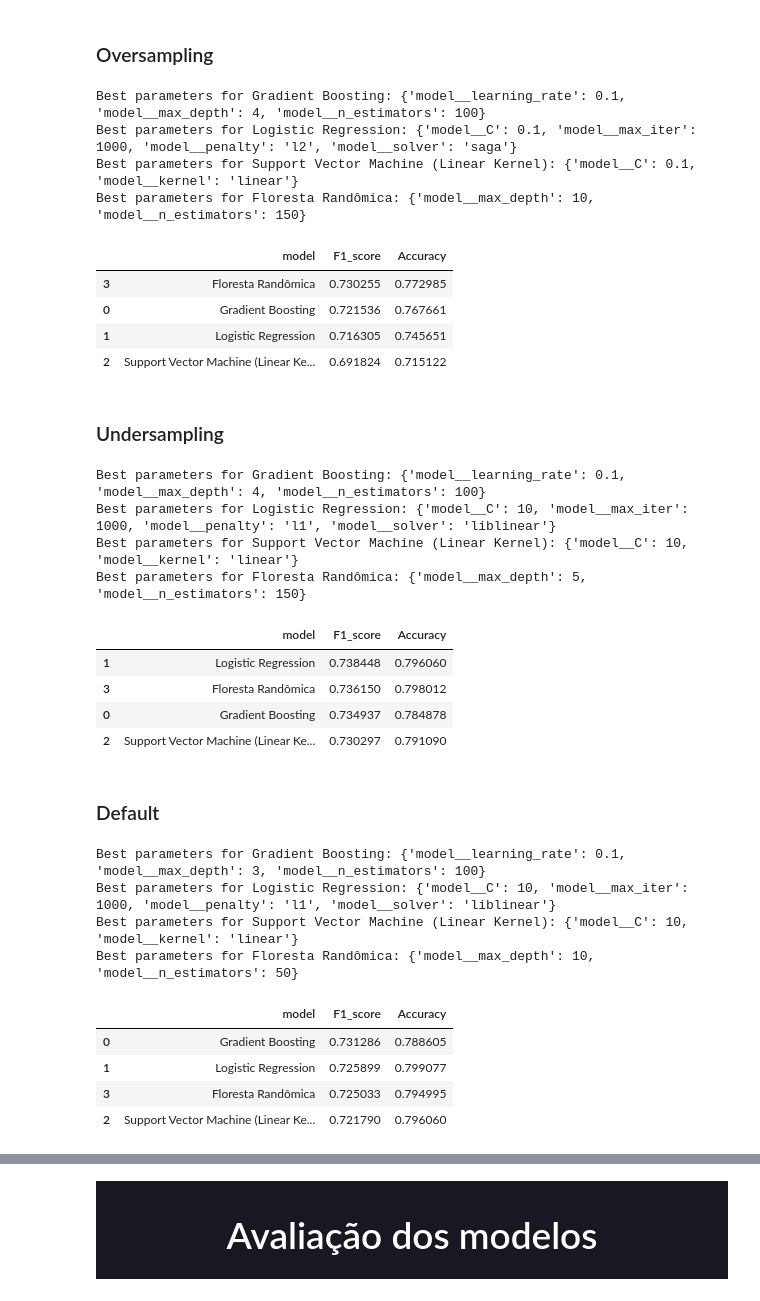
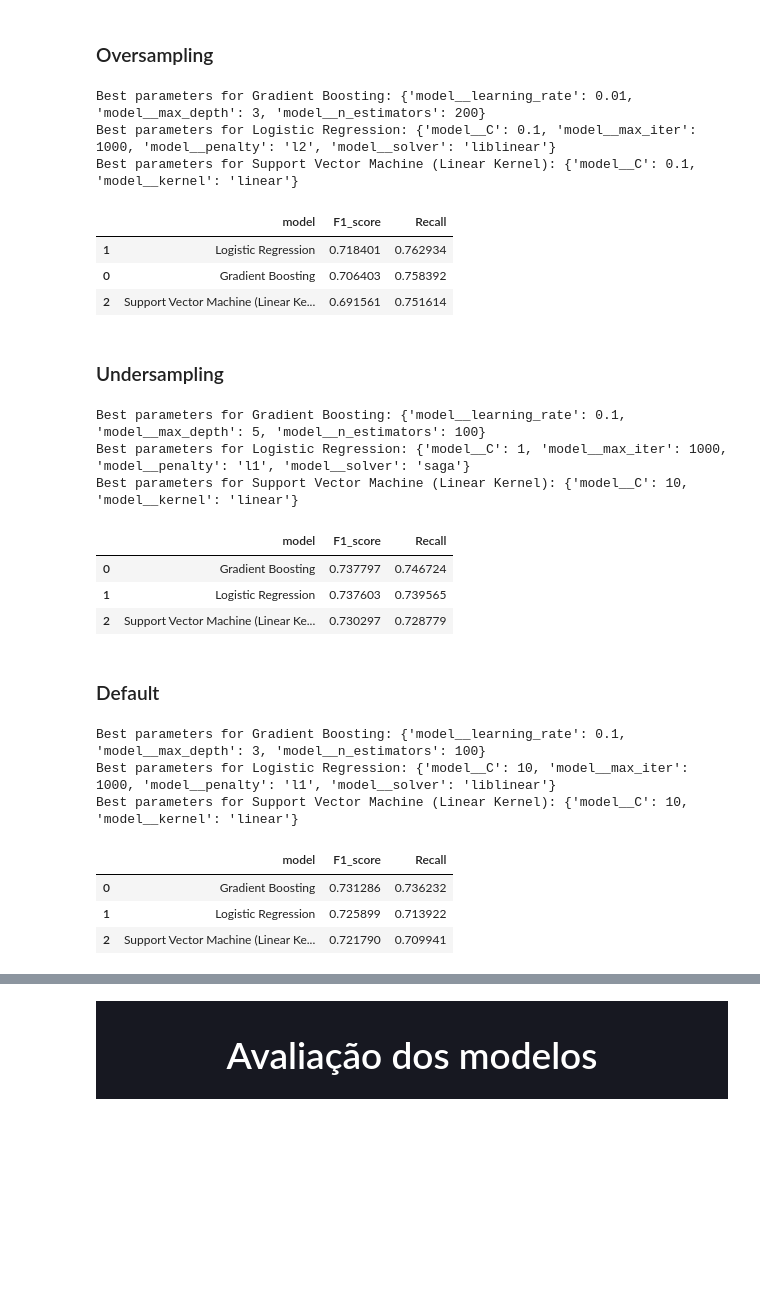
Before and after one commit to SarahBarbosa/churn-prediction, a Jupyter notebook: S02_FeatureEng_ML.ipynb, the cells around one changed output, grey strips where cells are left out. Drawn from its saved outputs; the diff is of its cells as text; code cells hidden in the pictures; blank space fills up the shorter version.

```diff
--- a/S02_FeatureEng_ML.ipynb
+++ b/S02_FeatureEng_ML.ipynb
@@ -209,7 +206,7 @@ Escolheremos mais dois modelos com melhor desempelho nessa métrica para cada ab
 Vamos configurar a grade de parâmetros para cada modelo:
 # %%
 from sklearn.linear_model import LogisticRegression
-from sklearn.ensemble import RandomForestClassifier, GradientBoostingClassifier
+from sklearn.ensemble import GradientBoostingClassifier
 from sklearn.svm import SVC
 
 svm_params = {
@@ -230,16 +227,11 @@ logistic_regression_params = {
     'model__max_iter': [1000]
 }
 
-random_forest_params = {
-    'model__n_estimators': [50, 100, 150],
-    'model__max_depth': [5, 10, 15]
-}
 
 modelos = {
     'Gradient Boosting': (GradientBoostingClassifier(random_state = n), gradient_boosting_params),
     'Logistic Regression': (LogisticRegression(random_state = n), logistic_regression_params),
-    'Support Vector Machine (Linear Kernel)': (SVC(random_state = n), svm_params),
-    'Floresta Randômica': (RandomForestClassifier(random_state = n), random_forest_params)
+    'Support Vector Machine (Linear Kernel)': (SVC(random_state = n), svm_params)
 }
 # %% [markdown]
 ### Oversampling
@@ -247,36 +239,32 @@ modelos = {
 from imblearn.over_sampling import SMOTE
 gs_over = jdi.hyperparameter_optimization(SMOTE(), preprocessor, X_train, y_train, modelos)
 # %% [output]
-Best parameters for Gradient Boosting: {'model__learning_rate': 0.1, 'model__max_depth': 4, 'model__n_estimators': 100}
-Best parameters for Logistic Regression: {'model__C': 0.1, 'model__max_iter': 1000, 'model__penalty': 'l2', 'model__solver': 'saga'}
+Best parameters for Gradient Boosting: {'model__learning_rate': 0.01, 'model__max_depth': 3, 'model__n_estimators': 200}
+Best parameters for Logistic Regression: {'model__C': 0.1, 'model__max_iter': 1000, 'model__penalty': 'l2', 'model__solver': 'liblinear'}
 Best parameters for Support Vector Machine (Linear Kernel): {'model__C': 0.1, 'model__kernel': 'linear'}
-Best parameters for Floresta Randômica: {'model__max_depth': 10, 'model__n_estimators': 150}
 # %%
-gs_over.sort_values('F1_score', ascending = False)
+gs_over.sort_values('Recall', ascending = False)
 # %% [output]
-|  | model | F1_score | Accuracy |
-| 3 | Floresta Randômica | 0.730255 | 0.772985 |
-| 0 | Gradient Boosting | 0.721536 | 0.767661 |
-| 1 | Logistic Regression | 0.716305 | 0.745651 |
-| 2 | Support Vector Machine (Linear Ke... | 0.691824 | 0.715122 |
+|  | model | F1_score | Recall |
+| 1 | Logistic Regression | 0.718401 | 0.762934 |
+| 0 | Gradient Boosting | 0.706403 | 0.758392 |
+| 2 | Support Vector Machine (Linear Ke... | 0.691561 | 0.751614 |
 # %% [markdown]
 ### Undersampling
 # %%
 from imblearn.under_sampling import TomekLinks
 gs_under = jdi.hyperparameter_optimization(TomekLinks(), preprocessor, X_train, y_train, modelos)
 # %% [output]
-Best parameters for Gradient Boosting: {'model__learning_rate': 0.1, 'model__max_depth': 4, 'model__n_estimators': 100}
-Best parameters for Logistic Regression: {'model__C': 10, 'model__max_iter': 1000, 'model__penalty': 'l1', 'model__solver': 'liblinear'}
+Best parameters for Gradient Boosting: {'model__learning_rate': 0.1, 'model__max_depth': 5, 'model__n_estimators': 100}
+Best parameters for Logistic Regression: {'model__C': 1, 'model__max_iter': 1000, 'model__penalty': 'l1', 'model__solver': 'saga'}
 Best parameters for Support Vector Machine (Linear Kernel): {'model__C': 10, 'model__kernel': 'linear'}
-Best parameters for Floresta Randômica: {'model__max_depth': 5, 'model__n_estimators': 150}
 # %%
-gs_under.sort_values('F1_score', ascending = False)
+gs_under.sort_values('Recall', ascending = False)
 # %% [output]
-|  | model | F1_score | Accuracy |
-| 1 | Logistic Regression | 0.738448 | 0.796060 |
-| 3 | Floresta Randômica | 0.736150 | 0.798012 |
-| 0 | Gradient Boosting | 0.734937 | 0.784878 |
-| 2 | Support Vector Machine (Linear Ke... | 0.730297 | 0.791090 |
+|  | model | F1_score | Recall |
+| 0 | Gradient Boosting | 0.737797 | 0.746724 |
+| 1 | Logistic Regression | 0.737603 | 0.739565 |
+| 2 | Support Vector Machine (Linear Ke... | 0.730297 | 0.728779 |
 # %% [markdown]
 ### Default
 # %%
@@ -285,15 +273,13 @@ gs_def = jdi.hyperparameter_optimization(None, preprocessor, X_train, y_train, m
 Best parameters for Gradient Boosting: {'model__learning_rate': 0.1, 'model__max_depth': 3, 'model__n_estimators': 100}
 Best parameters for Logistic Regression: {'model__C': 10, 'model__max_iter': 1000, 'model__penalty': 'l1', 'model__solver': 'liblinear'}
 Best parameters for Support Vector Machine (Linear Kernel): {'model__C': 10, 'model__kernel': 'linear'}
-Best parameters for Floresta Randômica: {'model__max_depth': 10, 'model__n_estimators': 50}
 # %%
-gs_def.sort_values('F1_score', ascending = False)
+gs_def.sort_values('Recall', ascending = False)
 # %% [output]
-|  | model | F1_score | Accuracy |
-| 0 | Gradient Boosting | 0.731286 | 0.788605 |
-| 1 | Logistic Regression | 0.725899 | 0.799077 |
-| 3 | Floresta Randômica | 0.725033 | 0.794995 |
-| 2 | Support Vector Machine (Linear Ke... | 0.721790 | 0.796060 |
+|  | model | F1_score | Recall |
+| 0 | Gradient Boosting | 0.731286 | 0.736232 |
+| 1 | Logistic Regression | 0.725899 | 0.713922 |
+| 2 | Support Vector Machine (Linear Ke... | 0.721790 | 0.709941 |
 # %% [markdown]
 Observe o seguinte:
 
```
Also changed, not shown: parts of 40 cells of this notebook, 3 other files.
